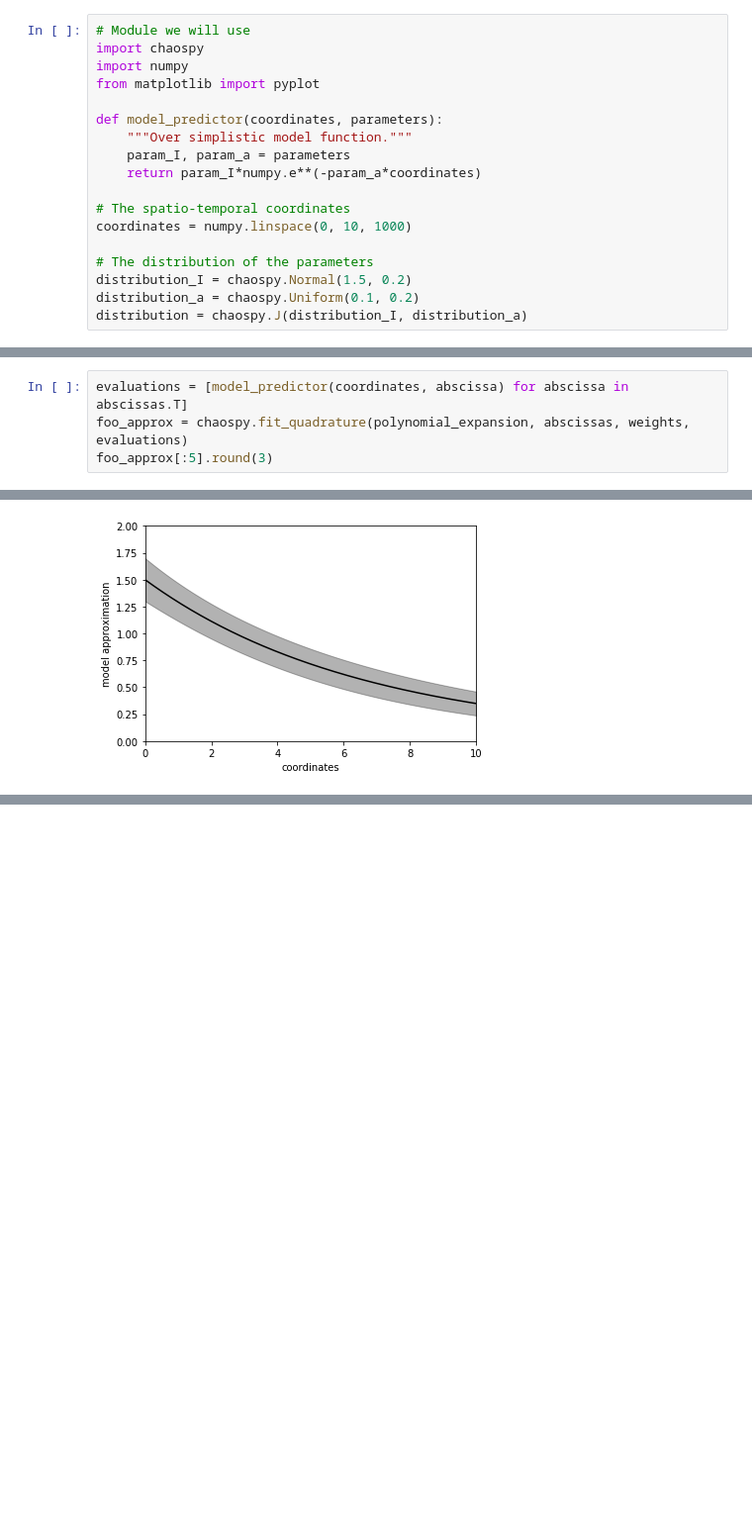
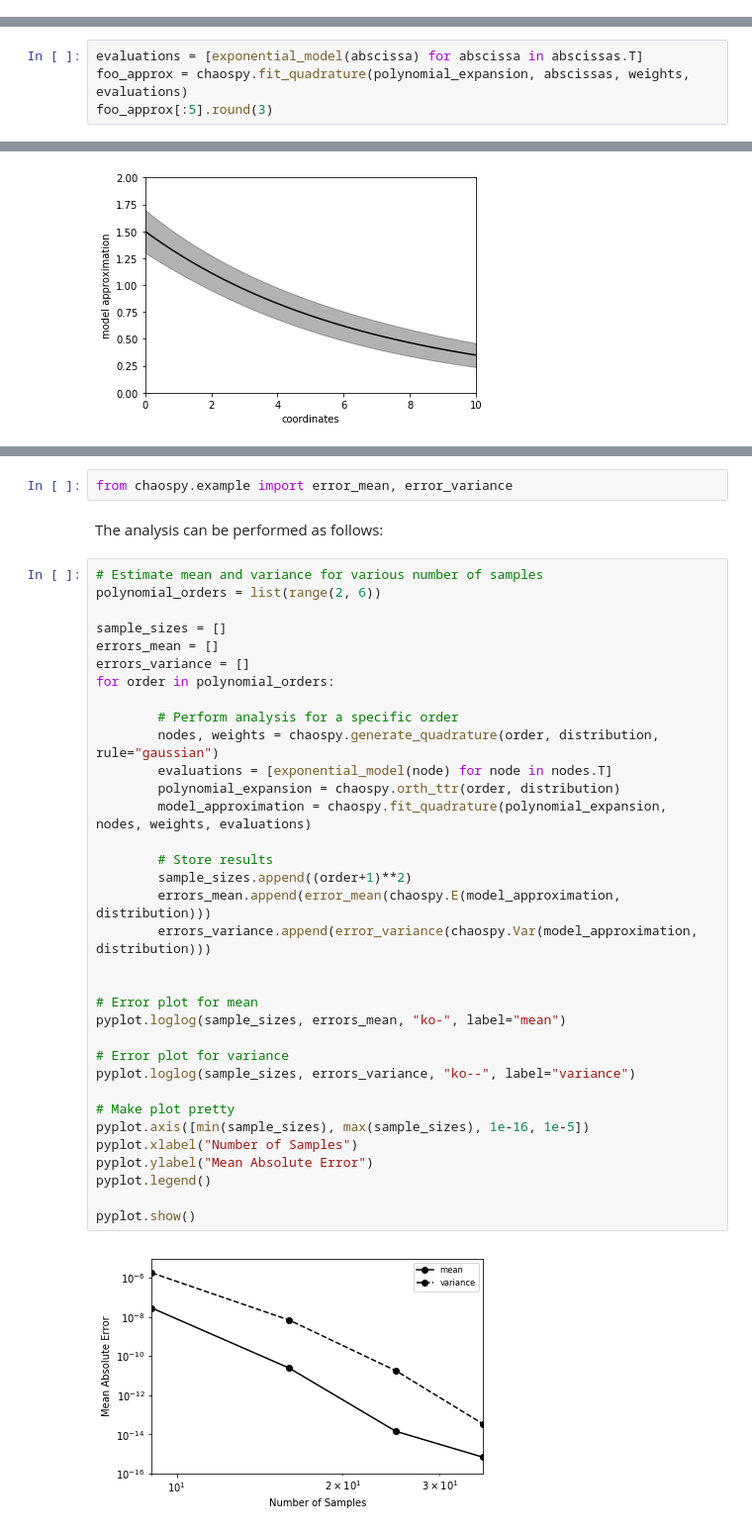
Before and after one commit to jonathf/chaospy, a Jupyter notebook: tutorial/pseudo_spectral_projection.ipynb, the cells around one changed output, grey strips where cells are left out. Shown at 99% size. Drawn from its saved outputs; the diff is of its cells as text; blank space fills up the shorter version.

Commit message:
update example+tutorial

```diff
--- a/tutorial/pseudo_spectral_projection.ipynb
+++ b/tutorial/pseudo_spectral_projection.ipynb
@@ -1,21 +1,3 @@
 # %% [markdown]
 This tutorial uses the same example as the [example introduction](./example_introduction.ipynb).
 In other words:
-# %%
-# Module we will use
-import chaospy
-import numpy
-from matplotlib import pyplot
-
-def model_predictor(coordinates, parameters):
-    """Over simplistic model function."""
-    param_I, param_a = parameters
-    return param_I*numpy.e**(-param_a*coordinates)
-
-# The spatio-temporal coordinates
-coordinates = numpy.linspace(0, 10, 1000)
-
-# The distribution of the parameters
-distribution_I = chaospy.Normal(1.5, 0.2)
-distribution_a = chaospy.Uniform(0.1, 0.2)
-distribution = chaospy.J(distribution_I, distribution_a)
@@ -56,6 +50,6 @@ abscissas[:, ::25], weights[::25]
 These can then be used to create an polynomial approximation as follows:
 # %%
-evaluations = [model_predictor(coordinates, abscissa) for abscissa in abscissas.T]
+evaluations = [exponential_model(abscissa) for abscissa in abscissas.T]
 foo_approx = chaospy.fit_quadrature(polynomial_expansion, abscissas, weights, evaluations)
 foo_approx[:5].round(3)
 # %% [output]
@@ -80,0 +84,40 @@ expected[:5], std[:5]
+# %%
+from chaospy.example import error_mean, error_variance
+# %% [markdown]
+The analysis can be performed as follows:
+# %%
+# Estimate mean and variance for various number of samples
+polynomial_orders = list(range(2, 6))
+
+sample_sizes = []
+errors_mean = []
+errors_variance = []
+for order in polynomial_orders:
+
+        # Perform analysis for a specific order
+        nodes, weights = chaospy.generate_quadrature(order, distribution, rule="gaussian")
+        evaluations = [exponential_model(node) for node in nodes.T]
+        polynomial_expansion = chaospy.orth_ttr(order, distribution)
+        model_approximation = chaospy.fit_quadrature(polynomial_expansion, nodes, weights, evaluations)
+
+        # Store results
+        sample_sizes.append((order+1)**2)
+        errors_mean.append(error_mean(chaospy.E(model_approximation, distribution)))
+        errors_variance.append(error_variance(chaospy.Var(model_approximation, distribution)))
+
+
+# Error plot for mean
+pyplot.loglog(sample_sizes, errors_mean, "ko-", label="mean")
+
+# Error plot for variance
+pyplot.loglog(sample_sizes, errors_variance, "ko--", label="variance")
+
+# Make plot pretty
+pyplot.axis([min(sample_sizes), max(sample_sizes), 1e-16, 1e-5])
+pyplot.xlabel("Number of Samples")
+pyplot.ylabel("Mean Absolute Error")
+pyplot.legend()
+
+pyplot.show()
+# %% [output]
+[figure, added]
```
Also changed, not shown: parts of 6 cells of this notebook, 8 other files.
